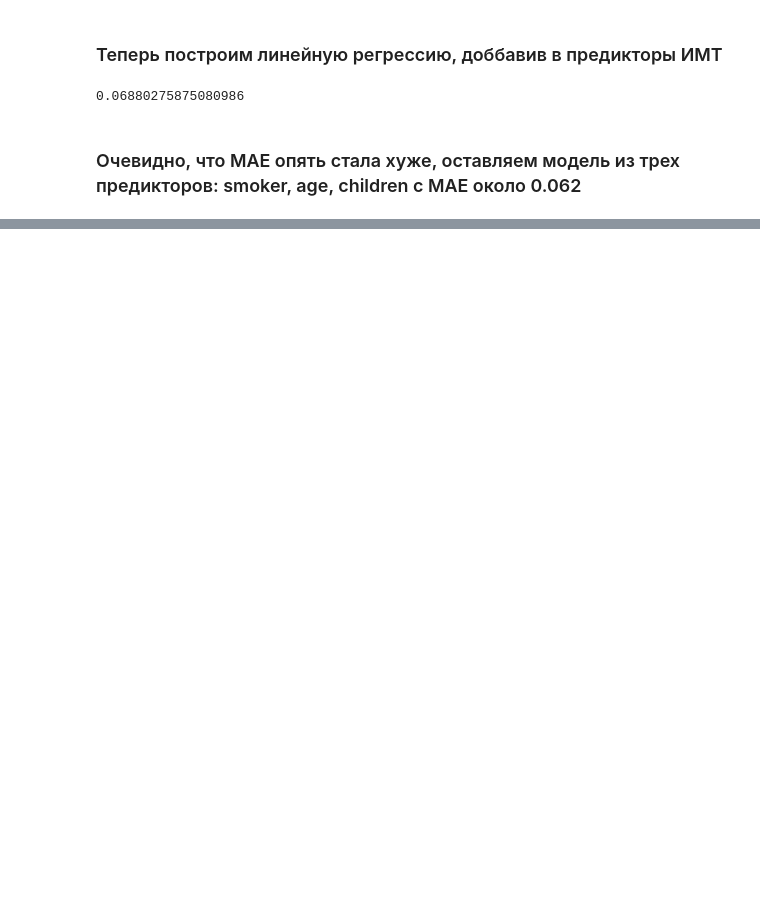
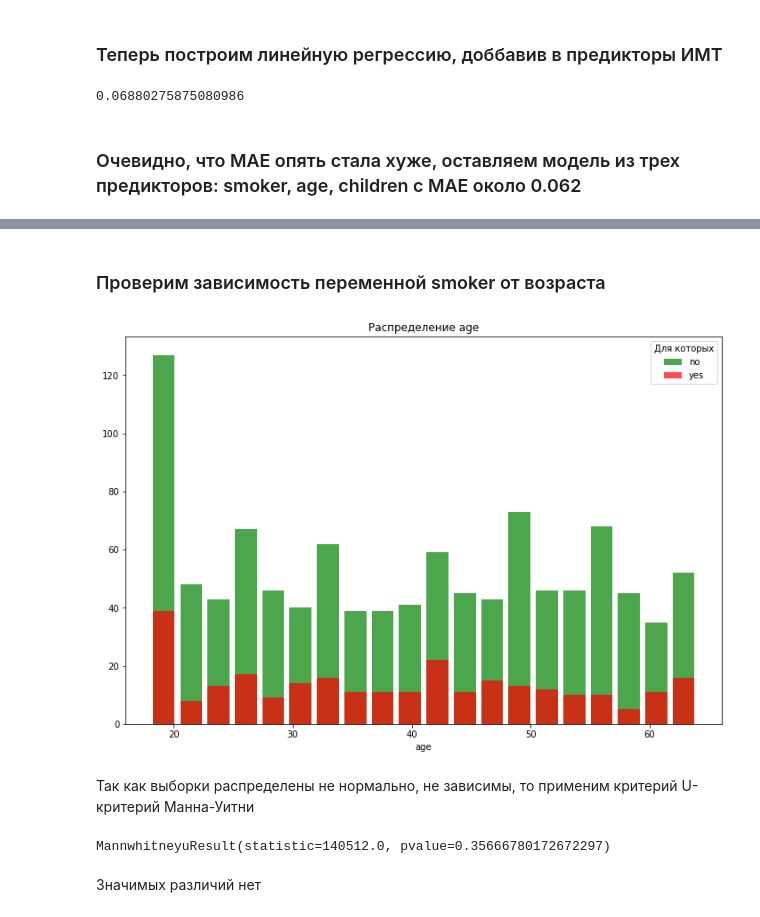
Before and after one commit to YaluninaTatiana/incurance, a Jupyter notebook: Incurance.ipynb, the cells around one changed output, grey strips where cells are left out. Cells and saved outputs as stored; diff of their text form; code cells hidden in the pictures; blank space fills up the shorter version.

```diff
--- a/Incurance.ipynb
+++ b/Incurance.ipynb
@@ -46,5 +53,5 @@ from sklearn.model_selection import train_test_split
 # %%
-df = pd.read_csv('23.2 insurance.csv')
+df = pd.read_csv('insurance.csv')
 df
 # %% [output]
 |  | age | sex | bmi | children | smoker | region | charges |
@@ -627,0 +649,24 @@ mean_absolute_error(test.charges_scaled, pred)
+# %% [markdown]
+### Проверим зависимость переменной smoker от возраста
+# %%
+#график для наглядности
+colors = {'no': 'green', 'yes': 'red'}
+fix, ax = plt.subplots(figsize = (12, 8))
+for smoker in colors:
+    color = colors[smoker]
+    data = df[df['smoker'] == smoker]
+    ax.hist(data['age'], bins = 20, rwidth = 0.8, color = color, alpha = 0.7, histtype='bar')
+plt.legend(colors, title = 'Для которых')
+plt.xlabel('age')
+plt.title('Распределение age')
+plt.show();
+# %% [output]
+[figure, added]
+# %% [markdown]
+Так как выборки распределены не нормально, не зависимы, то применим критерий U-критерий Манна-Уитни
+# %%
+mannwhitneyu(df_copy[df_copy['smoker'] == 'yes']['age'], df_copy[df_copy['smoker'] == 'no']['age'])
+# %% [output]
+MannwhitneyuResult(statistic=140512.0, pvalue=0.35666780172672297)
+# %% [markdown]
+Значимых различий нет
```
Also changed, not shown: parts of 47 cells of this notebook, 1 other file.
